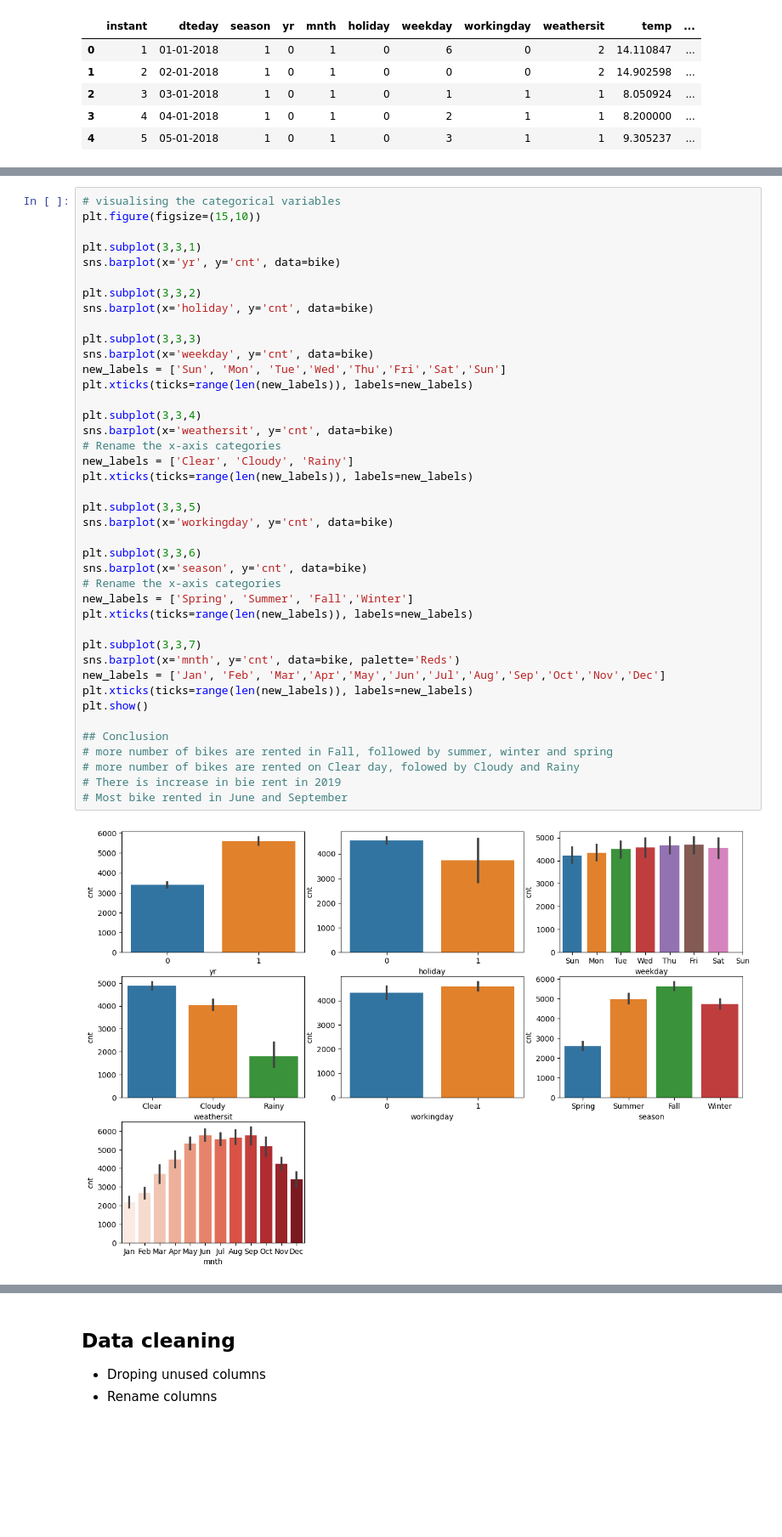
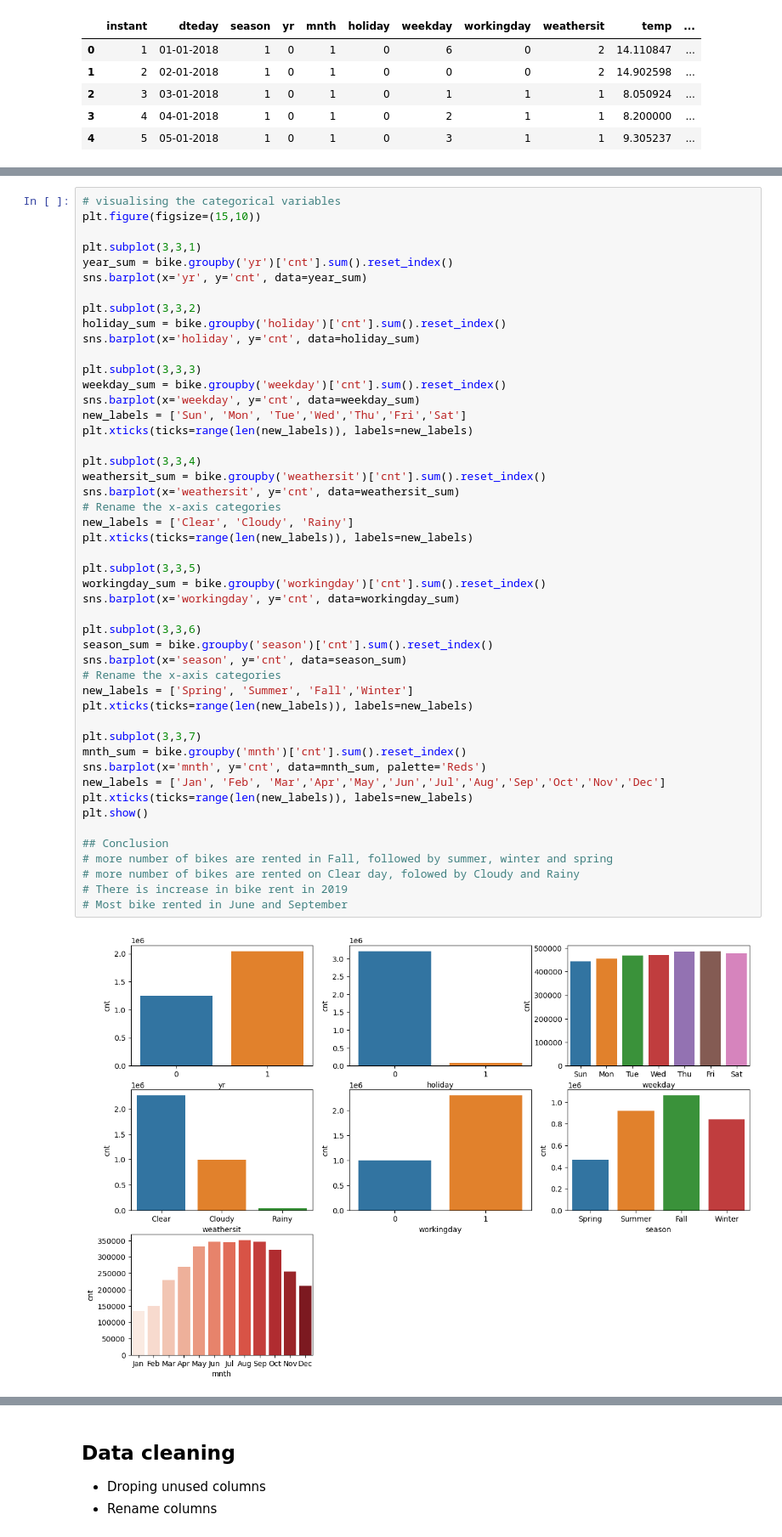
Before and after one commit to Anki0812/Bike-Rental, a Jupyter notebook: Bike_Rental_Case_Study.ipynb, the cells around one changed output, grey strips where cells are left out. Shown at 85% size. Saved outputs shown, nothing was run; the diff lists cells and outputs as text; blank space fills up the shorter version.

Commit message:
Bike retal case study, updated

```diff
--- a/Bike_Rental_Case_Study.ipynb
+++ b/Bike_Rental_Case_Study.ipynb
@@ -78,41 +78,48 @@ plt.show()
 plt.figure(figsize=(15,10))
 
 plt.subplot(3,3,1)
-sns.barplot(x='yr', y='cnt', data=bike)
+year_sum = bike.groupby('yr')['cnt'].sum().reset_index()
+sns.barplot(x='yr', y='cnt', data=year_sum)
 
 plt.subplot(3,3,2)
-sns.barplot(x='holiday', y='cnt', data=bike)
+holiday_sum = bike.groupby('holiday')['cnt'].sum().reset_index()
+sns.barplot(x='holiday', y='cnt', data=holiday_sum)
 
 plt.subplot(3,3,3)
-sns.barplot(x='weekday', y='cnt', data=bike)
-new_labels = ['Sun', 'Mon', 'Tue','Wed','Thu','Fri','Sat','Sun']
+weekday_sum = bike.groupby('weekday')['cnt'].sum().reset_index()
+sns.barplot(x='weekday', y='cnt', data=weekday_sum)
+new_labels = ['Sun', 'Mon', 'Tue','Wed','Thu','Fri','Sat']
 plt.xticks(ticks=range(len(new_labels)), labels=new_labels)
 
 plt.subplot(3,3,4)
-sns.barplot(x='weathersit', y='cnt', data=bike)
+weathersit_sum = bike.groupby('weathersit')['cnt'].sum().reset_index()
+sns.barplot(x='weathersit', y='cnt', data=weathersit_sum)
 # Rename the x-axis categories
 new_labels = ['Clear', 'Cloudy', 'Rainy']
 plt.xticks(ticks=range(len(new_labels)), labels=new_labels)
 
 plt.subplot(3,3,5)
-sns.barplot(x='workingday', y='cnt', data=bike)
+workingday_sum = bike.groupby('workingday')['cnt'].sum().reset_index()
+sns.barplot(x='workingday', y='cnt', data=workingday_sum)
 
 plt.subplot(3,3,6)
-sns.barplot(x='season', y='cnt', data=bike)
+season_sum = bike.groupby('season')['cnt'].sum().reset_index()
+sns.barplot(x='season', y='cnt', data=season_sum)
 # Rename the x-axis categories
 new_labels = ['Spring', 'Summer', 'Fall','Winter']
 plt.xticks(ticks=range(len(new_labels)), labels=new_labels)
 
 plt.subplot(3,3,7)
-sns.barplot(x='mnth', y='cnt', data=bike, palette='Reds')
+mnth_sum = bike.groupby('mnth')['cnt'].sum().reset_index()
+sns.barplot(x='mnth', y='cnt', data=mnth_sum, palette='Reds')
 new_labels = ['Jan', 'Feb', 'Mar','Apr','May','Jun','Jul','Aug','Sep','Oct','Nov','Dec']
 plt.xticks(ticks=range(len(new_labels)), labels=new_labels)
 plt.show()
 
 ## Conclusion
 # more number of bikes are rented in Fall, followed by summer, winter and spring
 # more number of bikes are rented on Clear day, folowed by Cloudy and Rainy
-# There is increase in bie rent in 2019
+# There is increase in bike rent in 2019
 # Most bike rented in June and September
 # %% [output]
-[figure, old version]
+[figure, new version]
```
Also changed, not shown: parts of 41 cells of this notebook, 1 other file.
